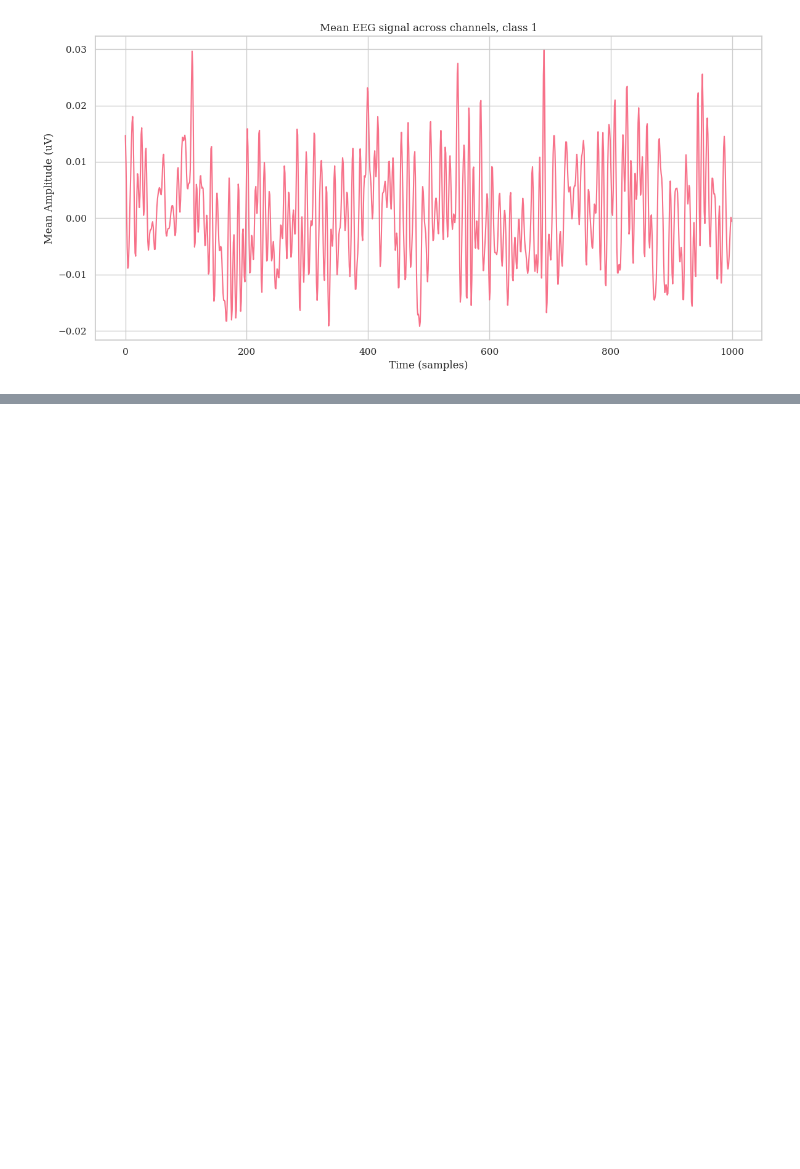
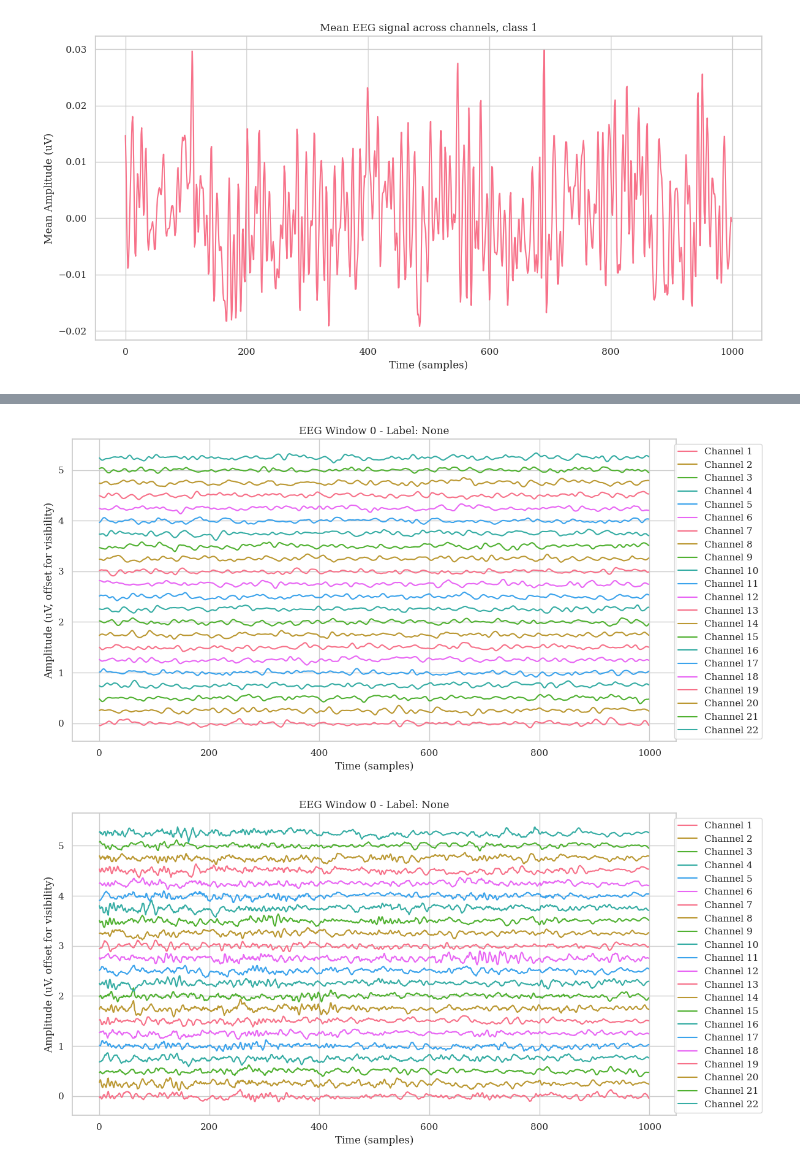
Before and after one commit to polghskggh/DL2_project, a Jupyter notebook: eeg/test_samples.ipynb, the cells around one changed output, grey strips where cells are left out. Saved outputs shown, nothing was run; the diff lists cells and outputs as text; code cells hidden in the pictures; blank space fills up the shorter version.

```diff
--- a/eeg/test_samples.ipynb
+++ b/eeg/test_samples.ipynb
@@ -178,4 +184,10 @@ x_fake, _ = energy_model.sample_q(
     n_channels=22,
     device=device,
     y=None)
+# %%
+plot_sample(x_init[0])
+plot_sample(x_fake[0])
+# %% [output]
+[figure, added]
+[figure, added]
 # %%
```
Also changed, not shown: parts of 7 cells of this notebook, 6 other files.
